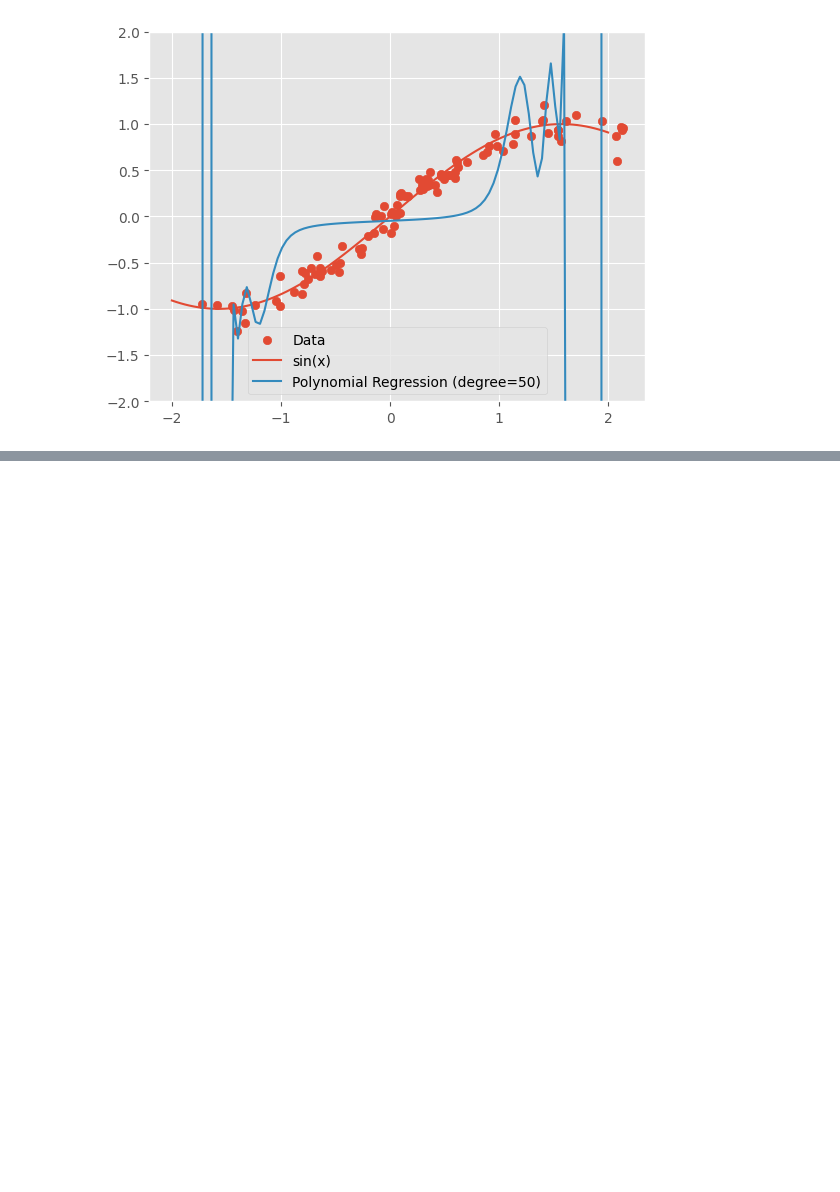
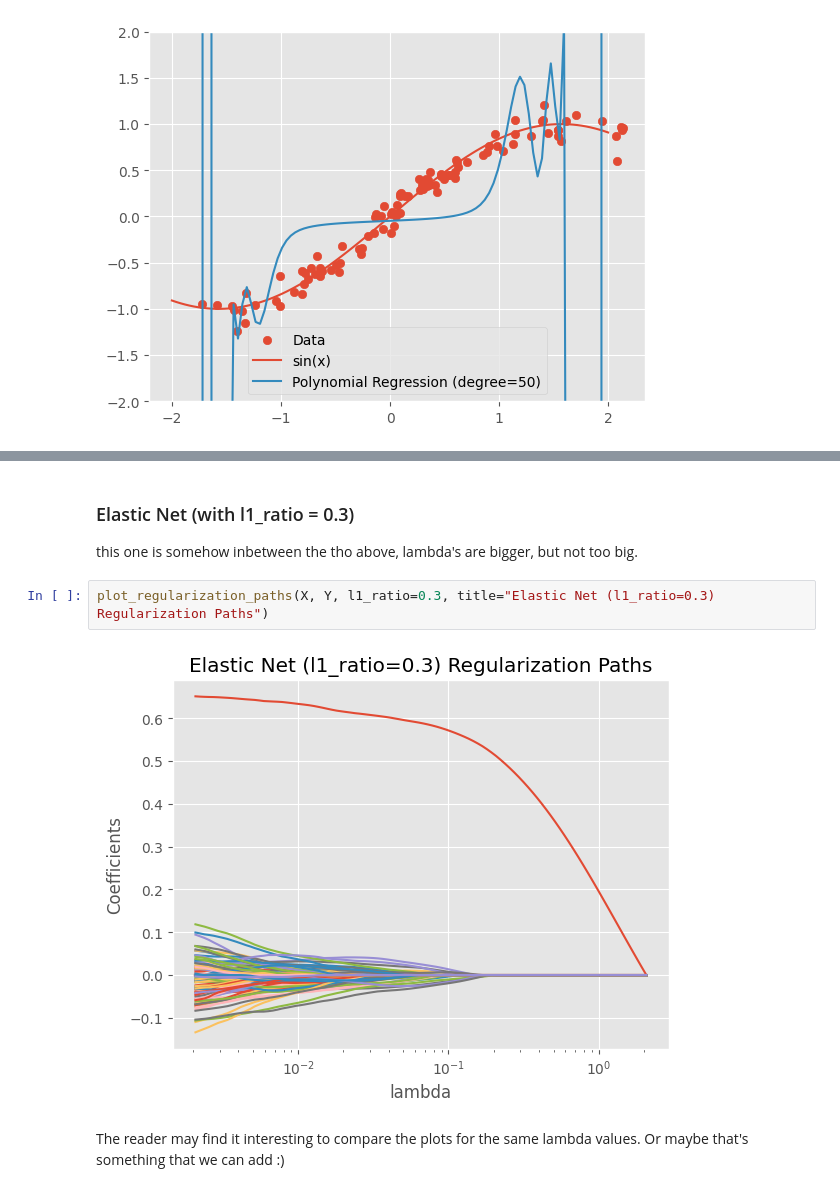
Before and after one commit to HaykTarkhanyan/lecture_sl_python_sols, a Jupyter notebook: python_sol_regularization_1.ipynb, the cells around one changed output, grey strips where cells are left out. Cells and saved outputs as stored; diff of their text form; blank space fills up the shorter version.

```diff
--- a/python_sol_regularization_1.ipynb
+++ b/python_sol_regularization_1.ipynb
@@ -167,0 +204,9 @@ The reader may find it interesting to decrease the degree of the polynomial to m
+# %% [markdown]
+### Elastic Net (with l1_ratio = 0.3)
+this one is somehow inbetween the tho above, lambda's are bigger, but not too big.
+# %%
+plot_regularization_paths(X, Y, l1_ratio=0.3, title="Elastic Net (l1_ratio=0.3) Regularization Paths")
+# %% [output]
+[figure, added]
+# %% [markdown]
+The reader may find it interesting to compare the plots for the same lambda values. Or maybe that's something that we can add :)
```
Also changed, not shown: parts of 7 cells of this notebook.
